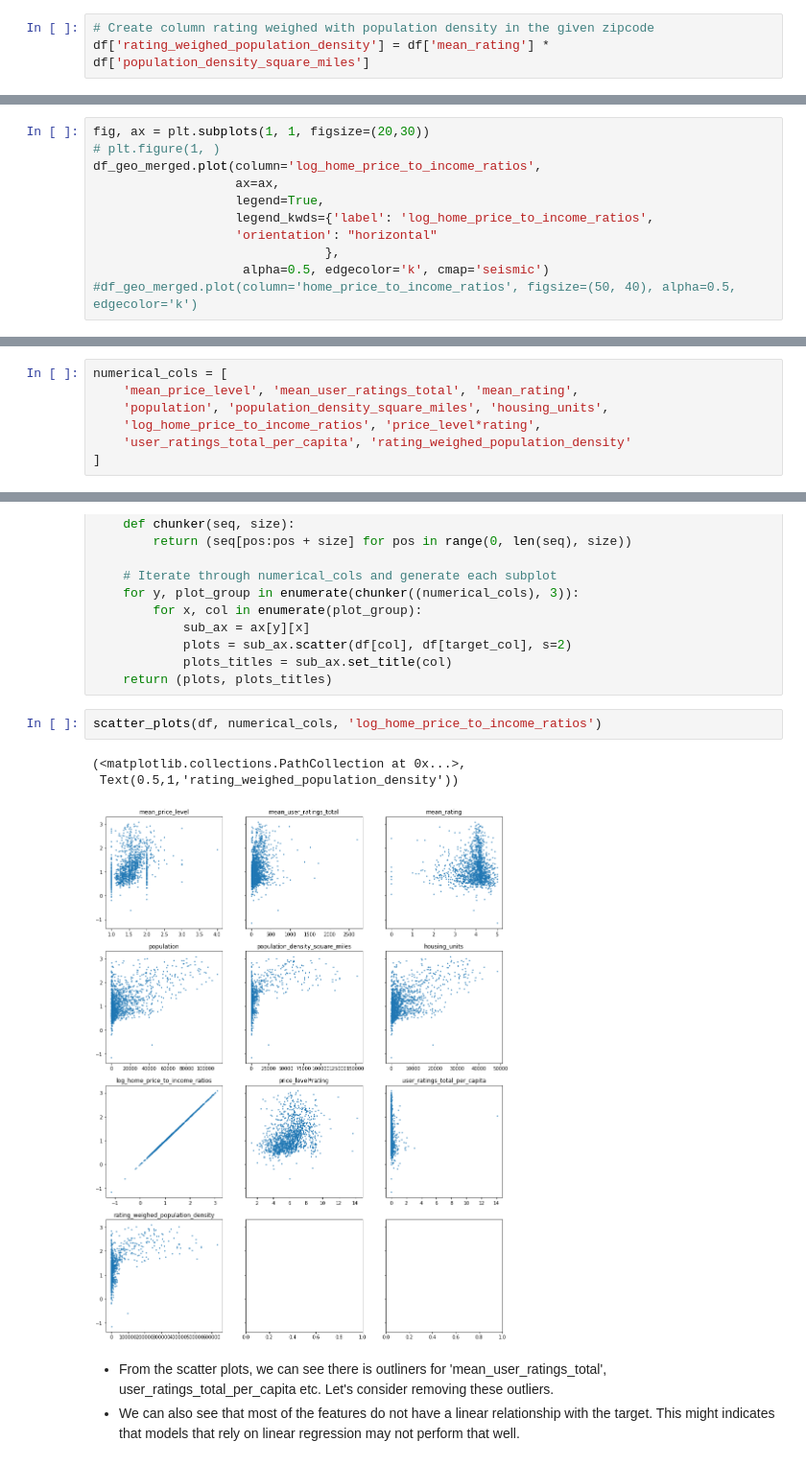
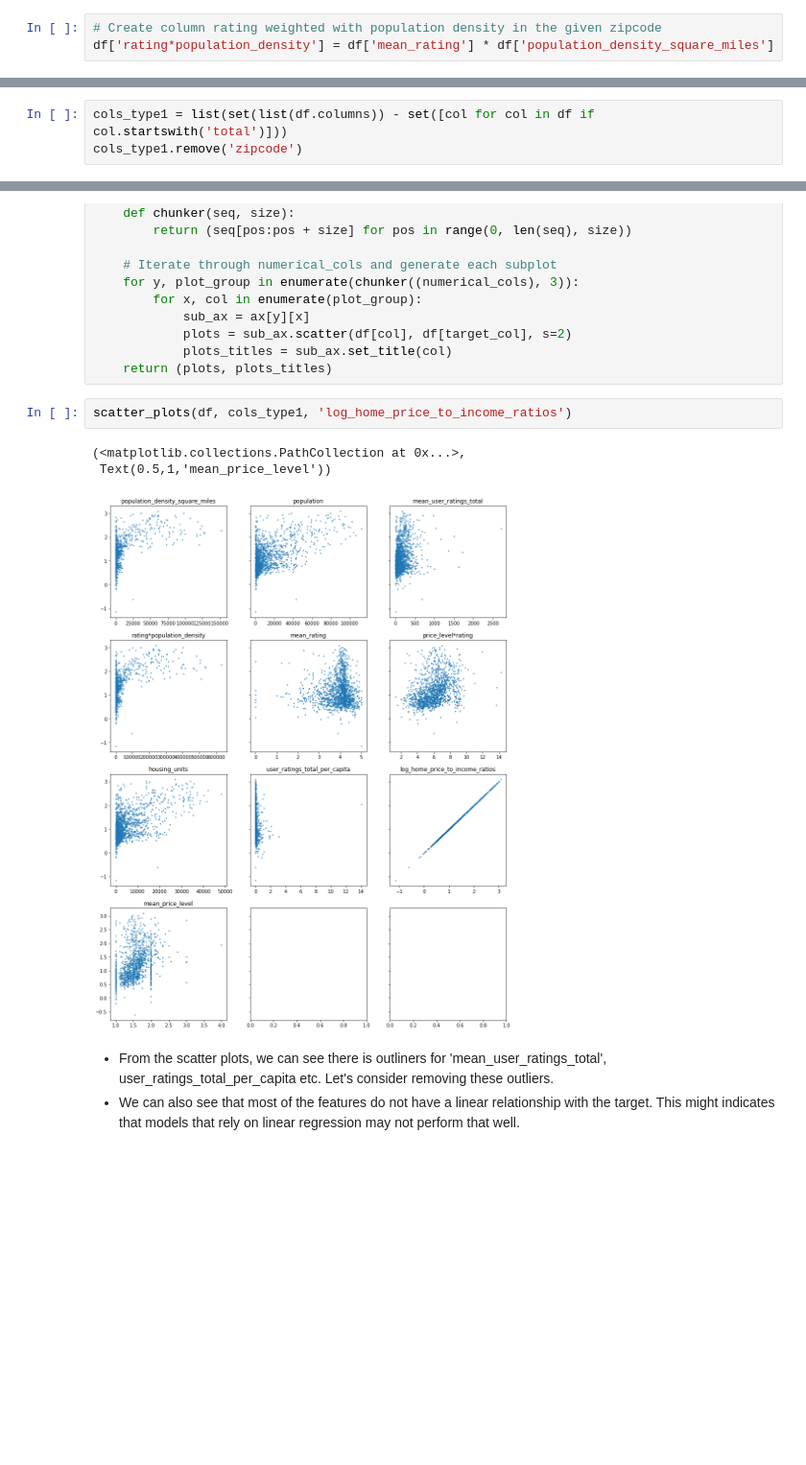
Before and after one commit to FredaXin/capstone, a Jupyter notebook: code/04_02_eda_and_data_cleaning_v2.ipynb, the cells around one changed output, grey strips where cells are left out. Shown at 96% size. Saved outputs shown, nothing was run; the diff lists cells and outputs as text; blank space fills up the shorter version.

```diff
--- a/code/04_02_eda_and_data_cleaning_v2.ipynb
+++ b/code/04_02_eda_and_data_cleaning_v2.ipynb
@@ -108,3 +112,3 @@ df['user_ratings_total_per_capita'] = df['mean_user_ratings_total'] / df['popula
 # %%
-# Create column rating weighed with population density in the given zipcode
-df['rating_weighed_population_density'] = df['mean_rating'] * df['population_density_square_miles']
+# Create column rating weighted with population density in the given zipcode
+df['rating*population_density'] = df['mean_rating'] * df['population_density_square_miles']
@@ -228,11 +233,0 @@ df_geo_merged = pd.merge(df_geo, df, how='inner', left_on='ZCTA5CE10', right_on=
-# %%
-fig, ax = plt.subplots(1, 1, figsize=(20,30))
-# plt.figure(1, )
-df_geo_merged.plot(column='log_home_price_to_income_ratios',
-                   ax=ax,
-                   legend=True,
-                   legend_kwds={'label': 'log_home_price_to_income_ratios',
-                   'orientation': "horizontal"
-                               },
-                    alpha=0.5, edgecolor='k', cmap='seismic')
-#df_geo_merged.plot(column='home_price_to_income_ratios', figsize=(50, 40), alpha=0.5, edgecolor='k')
@@ -257,13 +247,9 @@ df.describe()
 Columns such as zipcode are nominal.
 Columns that contain's business type information are categorical in nature.
 I will not explore those columns in this section.
-# %%
-numerical_cols = [
-    'mean_price_level', 'mean_user_ratings_total', 'mean_rating',
-    'population', 'population_density_square_miles', 'housing_units',
-    'log_home_price_to_income_ratios', 'price_level*rating',
-    'user_ratings_total_per_capita', 'rating_weighed_population_density'
-]
+# %%
+cols_type1 = list(set(list(df.columns)) - set([col for col in df if col.startswith('total')]))
+cols_type1.remove('zipcode')
 # %% [markdown]
 ### Check correlational relationships between numerical_cols and target
 # %%
@@ -290,11 +276,11 @@ def scatter_plots(df, numerical_cols, target_col):
             plots_titles = sub_ax.set_title(col)
     return (plots, plots_titles)
 # %%
-scatter_plots(df, numerical_cols, 'log_home_price_to_income_ratios')
+scatter_plots(df, cols_type1, 'log_home_price_to_income_ratios')
 # %% [output]
 (<matplotlib.collections.PathCollection at 0x...>,
- Text(0.5,1,'rating_weighed_population_density'))
+ Text(0.5,1,'mean_price_level'))
-[figure, old version]
+[figure, new version]
 # %% [markdown]
 - From the scatter plots, we can see there is outliners for 'mean_user_ratings_total', user_ratings_total_per_capita etc. Let's consider removing these outliers.
 - We can also see that most of the features do not have a linear relationship with the target. This might indicates that models that rely on linear regression may not perform that well.
```
Also changed, not shown: parts of 49 cells of this notebook, 2 other files.
